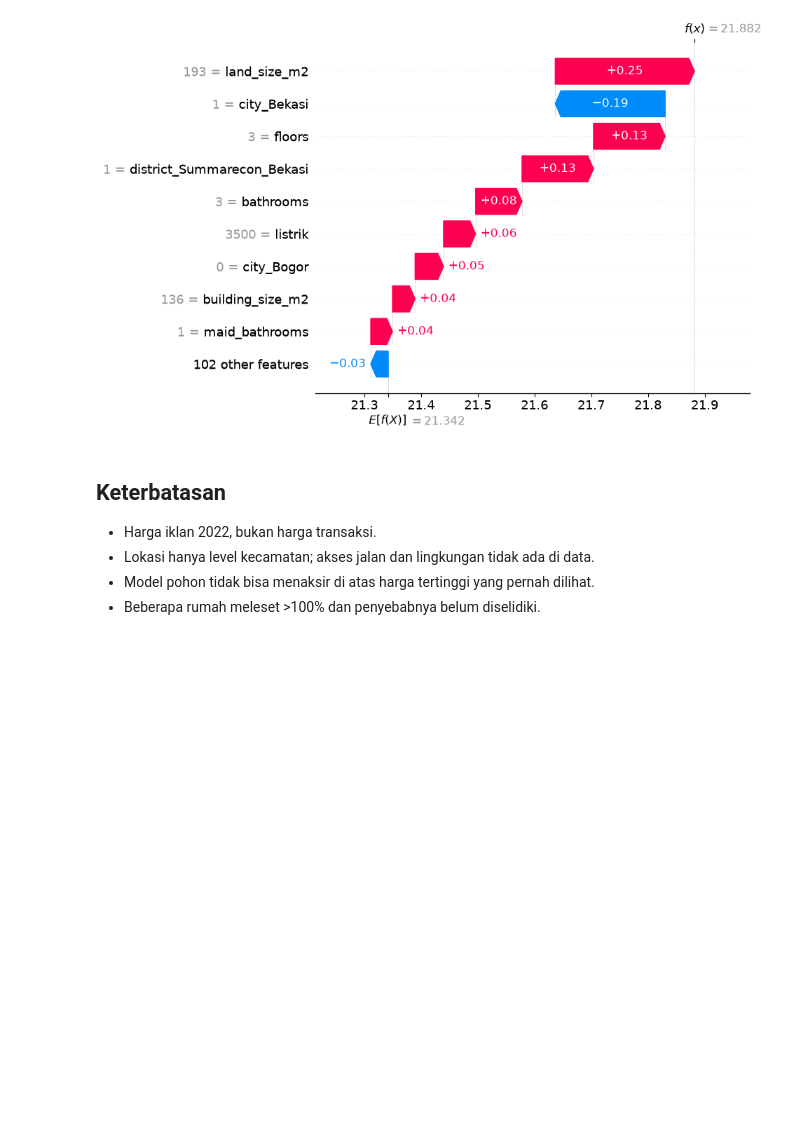
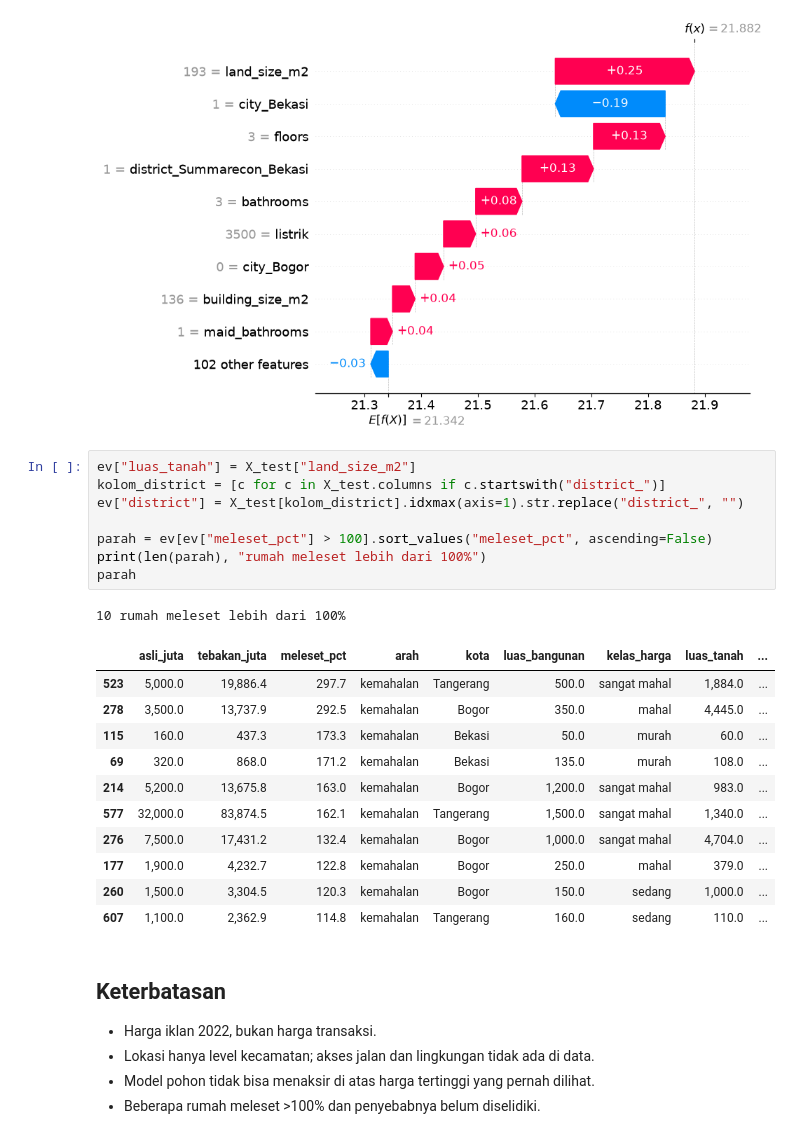
Before and after one commit to Newone0110/Housing_Price_Jabodetabek_-Progress-, a Jupyter notebook: notebook/06_Evaluation.ipynb, the cells around one changed output. Saved outputs shown, nothing was run; the diff lists cells and outputs as text; blank space fills up the shorter version.

Commit message:
Cek rumah yang meleset parah

```diff
--- a/notebook/06_Evaluation.ipynb
+++ b/notebook/06_Evaluation.ipynb
@@ -117,6 +117,27 @@ shap.plots.waterfall(shap_values[i], max_display=10)
 Harga asli : 2700.0 juta
 Tebakan    : 3186.3 juta
 [figure]
+# %%
+ev["luas_tanah"] = X_test["land_size_m2"]
+kolom_district = [c for c in X_test.columns if c.startswith("district_")]
+ev["district"] = X_test[kolom_district].idxmax(axis=1).str.replace("district_", "")
+
+parah = ev[ev["meleset_pct"] > 100].sort_values("meleset_pct", ascending=False)
+print(len(parah), "rumah meleset lebih dari 100%")
+parah
+# %% [output]
+10 rumah meleset lebih dari 100%
+|  | asli_juta | tebakan_juta | meleset_pct | arah | kota | luas_bangunan | kelas_harga | luas_tanah | ... |
+| 523 | 5,000.0 | 19,886.4 | 297.7 | kemahalan | Tangerang | 500.0 | sangat mahal | 1,884.0 | ... |
+| 278 | 3,500.0 | 13,737.9 | 292.5 | kemahalan | Bogor | 350.0 | mahal | 4,445.0 | ... |
+| 115 | 160.0 | 437.3 | 173.3 | kemahalan | Bekasi | 50.0 | murah | 60.0 | ... |
+| 69 | 320.0 | 868.0 | 171.2 | kemahalan | Bekasi | 135.0 | murah | 108.0 | ... |
+| 214 | 5,200.0 | 13,675.8 | 163.0 | kemahalan | Bogor | 1,200.0 | sangat mahal | 983.0 | ... |
+| 577 | 32,000.0 | 83,874.5 | 162.1 | kemahalan | Tangerang | 1,500.0 | sangat mahal | 1,340.0 | ... |
+| 276 | 7,500.0 | 17,431.2 | 132.4 | kemahalan | Bogor | 1,000.0 | sangat mahal | 4,704.0 | ... |
+| 177 | 1,900.0 | 4,232.7 | 122.8 | kemahalan | Bogor | 250.0 | mahal | 379.0 | ... |
+| 260 | 1,500.0 | 3,304.5 | 120.3 | kemahalan | Bogor | 150.0 | sedang | 1,000.0 | ... |
+| 607 | 1,100.0 | 2,362.9 | 114.8 | kemahalan | Tangerang | 160.0 | sedang | 110.0 | ... |
 # %% [markdown]
 ## Keterbatasan
 - Harga iklan 2022, bukan harga transaksi.
```
Also changed, not shown: parts of 1 cell of this notebook.
